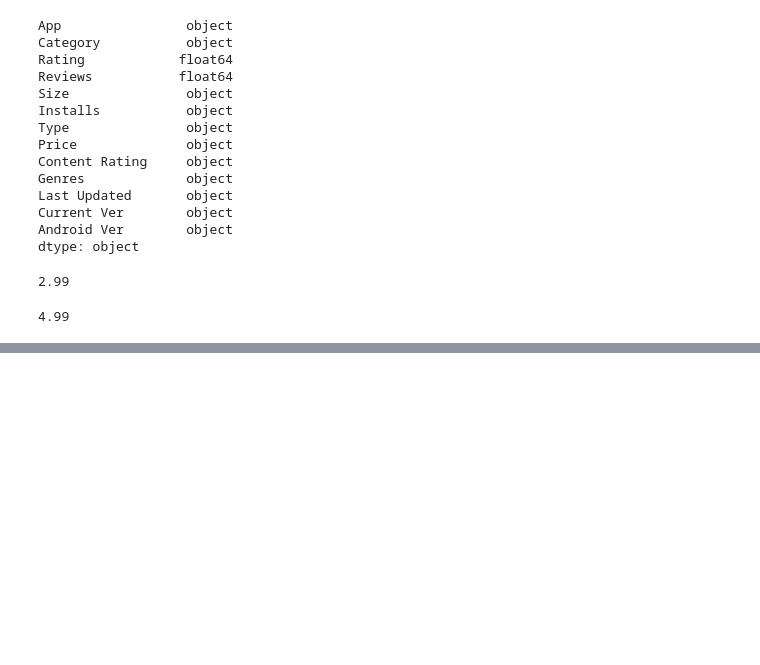
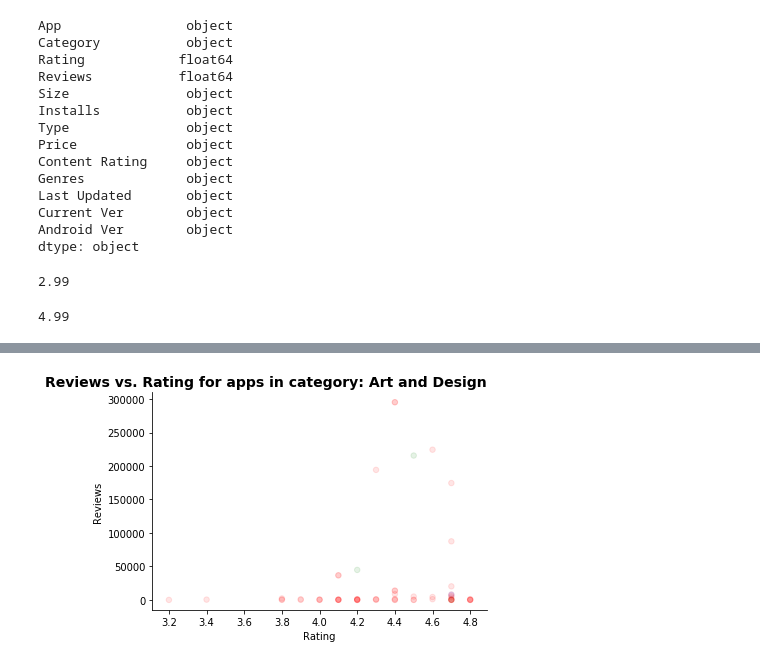
Before and after one commit to hyseo22/googleplaystore_data_analysis, a Jupyter notebook: googlePlayStore.ipynb, the cells around one changed output, grey strips where cells are left out. Cells and saved outputs as stored; diff of their text form; code cells hidden in the pictures; blank space fills up the shorter version.

```diff
--- a/googlePlayStore.ipynb
+++ b/googlePlayStore.ipynb
@@ -136,0 +222,4 @@ df.drop(columns=["Android Ver"])
+# %%
+arts = df[df['Category']=='ART_AND_DESIGN']
+artsdf = pd.DataFrame(arts)
+artsdf
@@ -136,0 +302,30 @@ df.drop(columns=["Android Ver"])
+# %%
+contentList = artsdf["Content Rating"].tolist()
+beautyList = beautydf["Content Rating"].tolist()
+carList = carsdf["Content Rating"].tolist()
+bookList=bookdf["Content Rating"].tolist()
+workList=workdf["Content Rating"].tolist()
+comicList=comicdf["Content Rating"].tolist()
+commList=commdf["Content Rating"].tolist()
+datingList=datingdf["Content Rating"].tolist()
+eduList=edudf["Content Rating"].tolist()
+dic = {"Everyone":"red", "Teen":"green", "Everyone 10+":"blue","Mature 17+":"purple","Adults only 18+":"yellow"}
+colorList = [dic.get(colors, colors) for colors in contentList]
+comicColour=[dic.get(colors, colors) for colors in comicList]
+colourList=[dic.get(colors,colors) for colors in beautyList]
+carColourList=[dic.get(colors,colors) for colors in carList]
+bookColour =[dic.get(colors,colors) for colors in bookList]
+workColour =[dic.get(colors,colors) for colors in workList]
+commColour=[dic.get(colors,colors) for colors in commList]
+datingColour=[dic.get(colors,colors) for colors in datingList]
+eduColour=[dic.get(colors,colors) for colors in eduList]
+# %%
+fig, ax = plt.subplots()
+ax.scatter(artsdf["Rating"],artsdf["Reviews"],c=colorList, s =30,alpha=0.1)
+ax.set_title('Reviews vs. Rating for apps in category: Art and Design', loc='right', fontsize=14, fontweight = "bold")
+ax.set_xlabel("Rating")
+ax.set_ylabel("Reviews")
+ax.spines["right"].set_visible(False)
+ax.spines["top"].set_visible(False)
+# %% [output]
+[figure, added]
```
Also changed, not shown: parts of 19 cells of this notebook.
